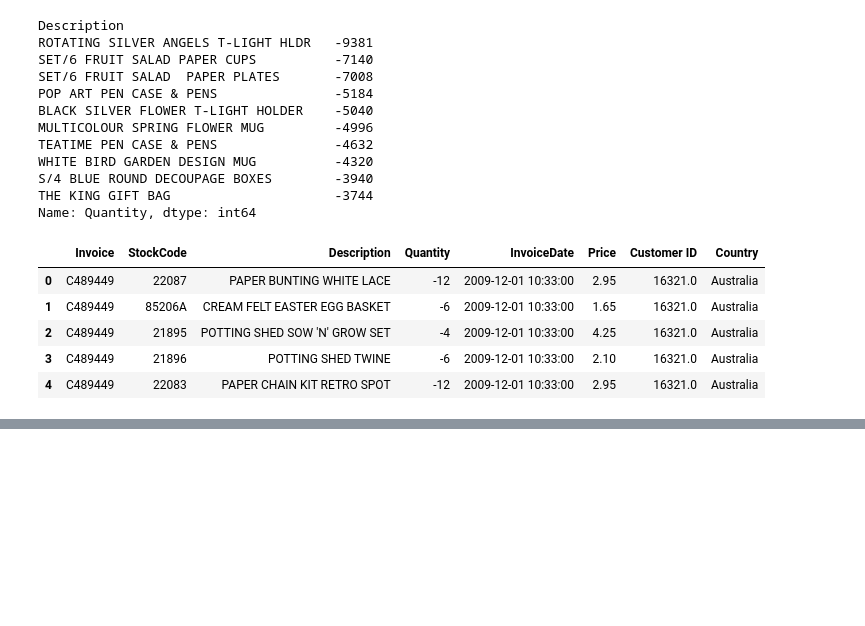
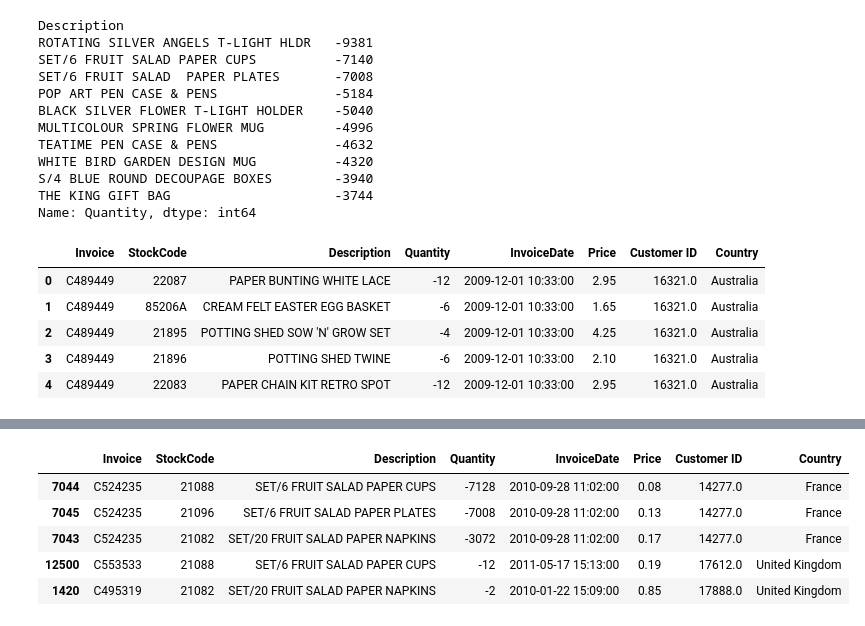
Before and after one commit to Zahin826/ecommerce-sales-analysis-1, a Jupyter notebook: notebooks/02_analysis.ipynb, the cells around one changed output, grey strips where cells are left out. Cells and saved outputs as stored; diff of their text form; code cells hidden in the pictures; blank space fills up the shorter version.

```diff
--- a/notebooks/02_analysis.ipynb
+++ b/notebooks/02_analysis.ipynb
@@ -176,0 +229,9 @@ df_return.head()
+# %%
+df_return[df_return['Description'].str.contains('FRUIT SALAD', na=False)].sort_values('Quantity').head(5)
+# %% [output]
+|  | Invoice | StockCode | Description | Quantity | InvoiceDate | Price | Customer ID | Country |
+| 7044 | C524235 | 21088 | SET/6 FRUIT SALAD PAPER CUPS | -7128 | 2010-09-28 11:02:00 | 0.08 | 14277.0 | France |
+| 7045 | C524235 | 21096 | SET/6 FRUIT SALAD PAPER PLATES | -7008 | 2010-09-28 11:02:00 | 0.13 | 14277.0 | France |
+| 7043 | C524235 | 21082 | SET/20 FRUIT SALAD PAPER NAPKINS | -3072 | 2010-09-28 11:02:00 | 0.17 | 14277.0 | France |
+| 12500 | C553533 | 21088 | SET/6 FRUIT SALAD PAPER CUPS | -12 | 2011-05-17 15:13:00 | 0.19 | 17612.0 | United Kingdom |
+| 1420 | C495319 | 21082 | SET/20 FRUIT SALAD PAPER NAPKINS | -2 | 2010-01-22 15:09:00 | 0.85 | 17888.0 | United Kingdom |
```
Also changed, not shown: parts of 7 cells of this notebook, 2 other files.
